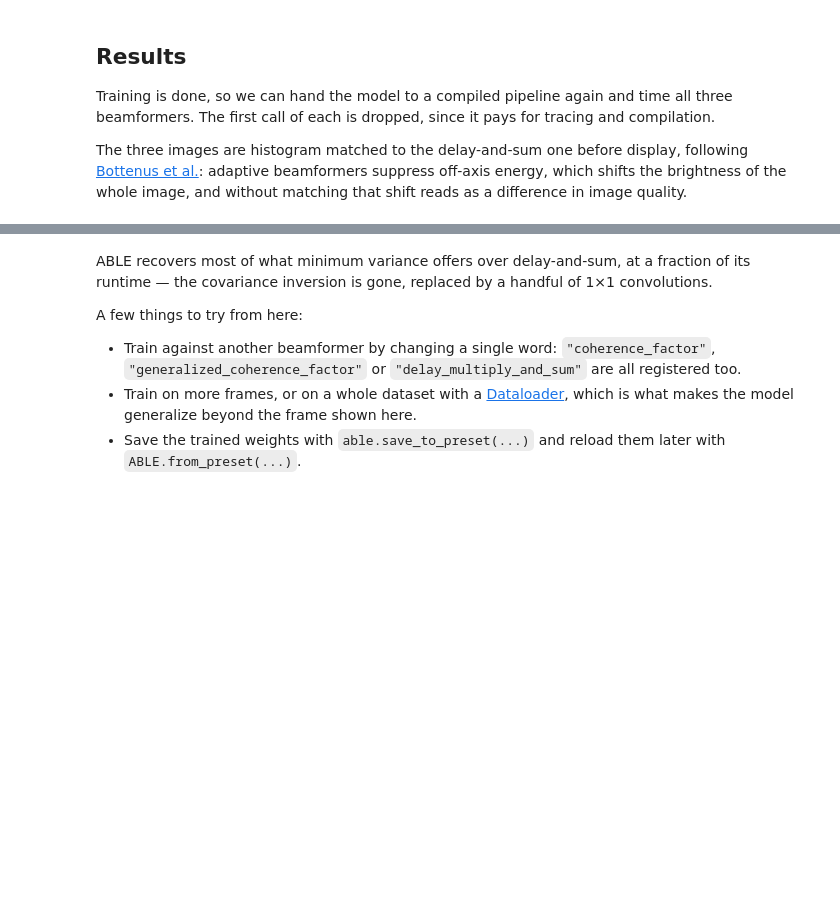
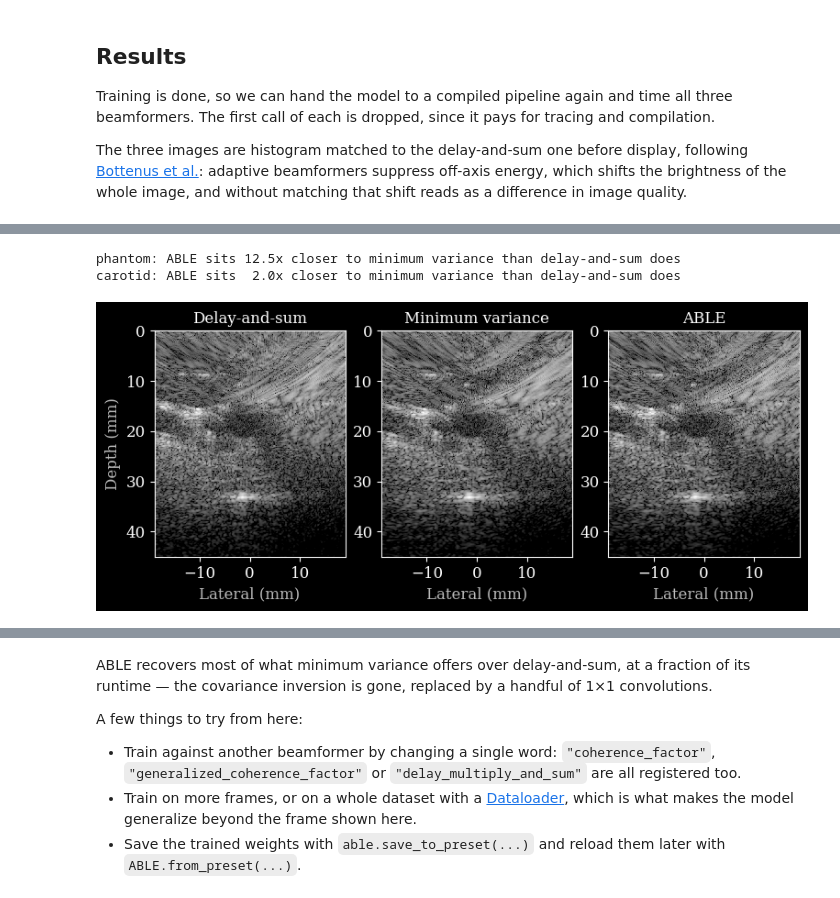
Before and after one commit to tue-bmd/zea, a Jupyter notebook: docs/source/notebooks/models/adaptive_beamforming_by_deep_learning.ipynb, the cells around one changed output, grey strips where cells are left out. Cells and saved outputs as stored; diff of their text form; code cells hidden in the pictures; blank space fills up the shorter version.

```diff
--- a/docs/source/notebooks/models/adaptive_beamforming_by_deep_learning.ipynb
+++ b/docs/source/notebooks/models/adaptive_beamforming_by_deep_learning.ipynb
@@ -78,10 +78,16 @@ data = data[:, parameters.selected_transmits]
 parameters.xlims = (-0.019, 0.019)
 parameters.zlims = (0.0, 0.06)
 
-if grid_size_z is not None:
-    parameters.grid_size_z = grid_size_z
-if grid_size_x is not None:
-    parameters.grid_size_x = grid_size_x
+
+def apply_grid_size(parameters):
+    """Shrink the beamforming grid when the notebook test asks for it."""
+    if grid_size_z is not None:
+        parameters.grid_size_z = grid_size_z
+    if grid_size_x is not None:
+        parameters.grid_size_x = grid_size_x
+
+
+apply_grid_size(parameters)
 
 # Switch off the f-number mask, for all three beamformers, so they see the same
 # aperture and the differences below are the beamformer's doing. Minimum variance in
@@ -295,0 +315,48 @@ _ = plot_bmodes(matched, titles)
+# %%
+carotid_path = (
+    "hf://zeahub/picmus/in_vivo/carotid_cross/"
+    "carotid_cross_expe_dataset_iq/carotid_cross_expe_dataset_iq.hdf5"
+)
+
+with zea.File(carotid_path) as f:
+    carotid_data = f.data.raw_data[0][None]
+    carotid_parameters = f.load_parameters()
+
+carotid_parameters.set_transmits(1)
+carotid_data = carotid_data[:, carotid_parameters.selected_transmits]
+carotid_parameters.xlims = (-0.019, 0.019)
+carotid_parameters.zlims = (0.0, 0.045)
+apply_grid_size(carotid_parameters)
+carotid_parameters.f_number = 0
+
+carotid_inputs = das_pipeline.prepare_parameters(carotid_parameters)
+carotid_inputs["dynamic_range"] = DYNAMIC_RANGE
+
+carotid_bmodes = [
+    pipeline(**carotid_inputs, data=carotid_data)["data"][0]
+    for pipeline in (das_pipeline, mv_pipeline, trained_pipeline)
+]
+
+
+def mse(image_a, image_b):
+    """Mean squared difference between two log-compressed images."""
+    return float(np.mean((np.array(image_a) - np.array(image_b)) ** 2))
+
+
+for label, (das_i, mv_i, able_i) in [
+    ("phantom", (das_bmode[0], mv_bmode[0], able_bmode[0])),
+    ("carotid", carotid_bmodes),
+]:
+    ratio = mse(das_i, mv_i) / mse(able_i, mv_i)
+    print(f"{label}: ABLE sits {ratio:4.1f}x closer to minimum variance than delay-and-sum does")
+
+carotid_reference = np.array(carotid_bmodes[0])
+_ = plot_bmodes(
+    [histogram_match(np.array(image), carotid_reference) for image in carotid_bmodes],
+    ["Delay-and-sum", "Minimum variance", "ABLE"],
+    extent=image_extent(carotid_parameters),
+)
+# %% [output]
+phantom: ABLE sits 12.5x closer to minimum variance than delay-and-sum does
+carotid: ABLE sits  2.0x closer to minimum variance than delay-and-sum does
+[figure, added]
```
Also changed, not shown: parts of 8 cells of this notebook.
